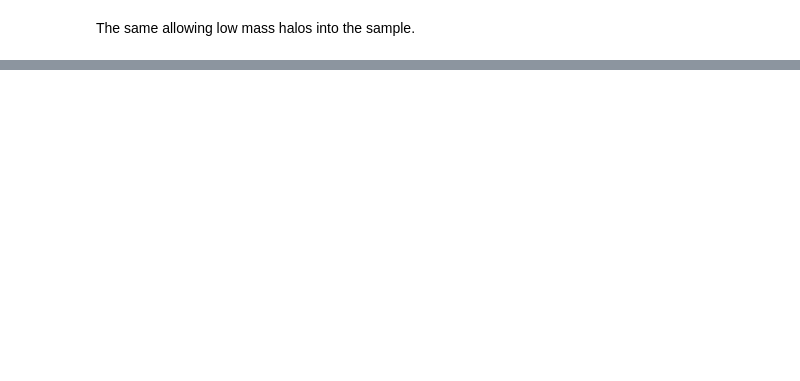
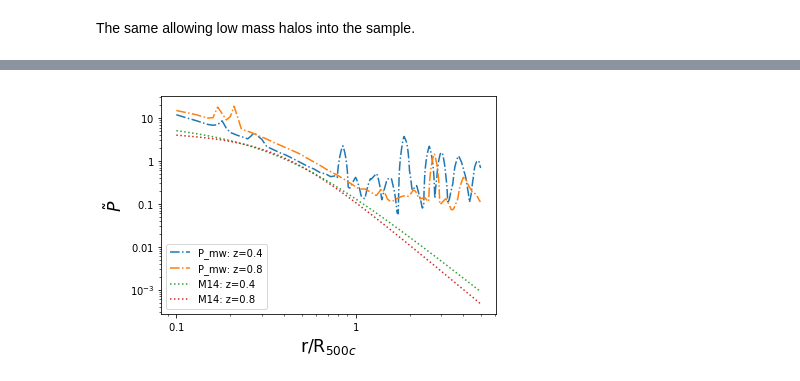
Before and after one commit to cavestruz/SZmaps, a Jupyter notebook: notebooks/ClusterProfiles.ipynb, the cells around one changed output, grey strips where cells are left out. Saved outputs shown, nothing was run; the diff lists cells and outputs as text; code cells hidden in the pictures; blank space fills up the shorter version.

```diff
--- a/notebooks/ClusterProfiles.ipynb
+++ b/notebooks/ClusterProfiles.ipynb
@@ -282,0 +201,6 @@ plot_sim_pressure_w_McDonald(nr_avg_profiles, Pkey = 'Bulk_P_mw')
+# %%
+# Mass weighted pressure
+plot_sim_pressure_w_McDonald(csf_avg_profiles, Pkey = 'P_mw')
+plt.savefig('P_mw_csf_all_halos')
+# %% [output]
+[figure, added]
```
Also changed, not shown: parts of 23 cells of this notebook, 4 other files.
